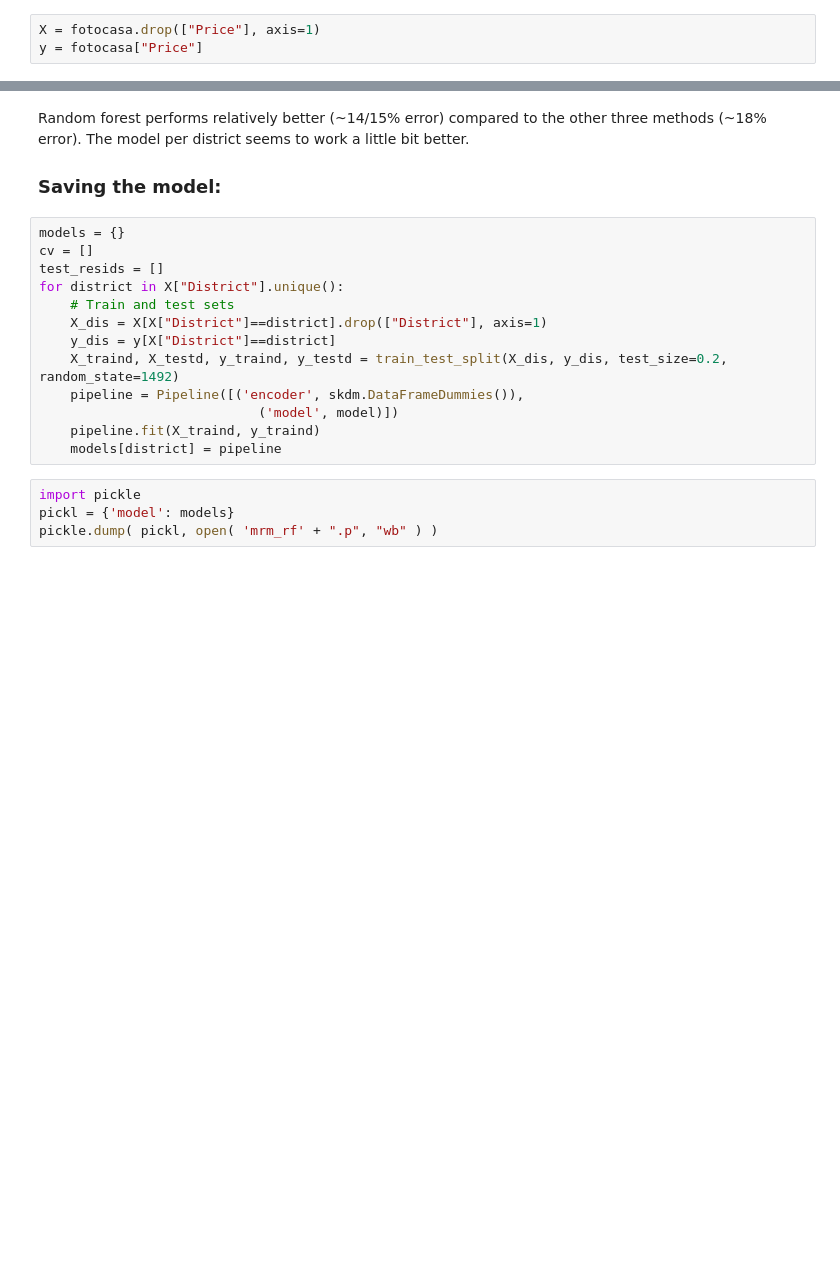
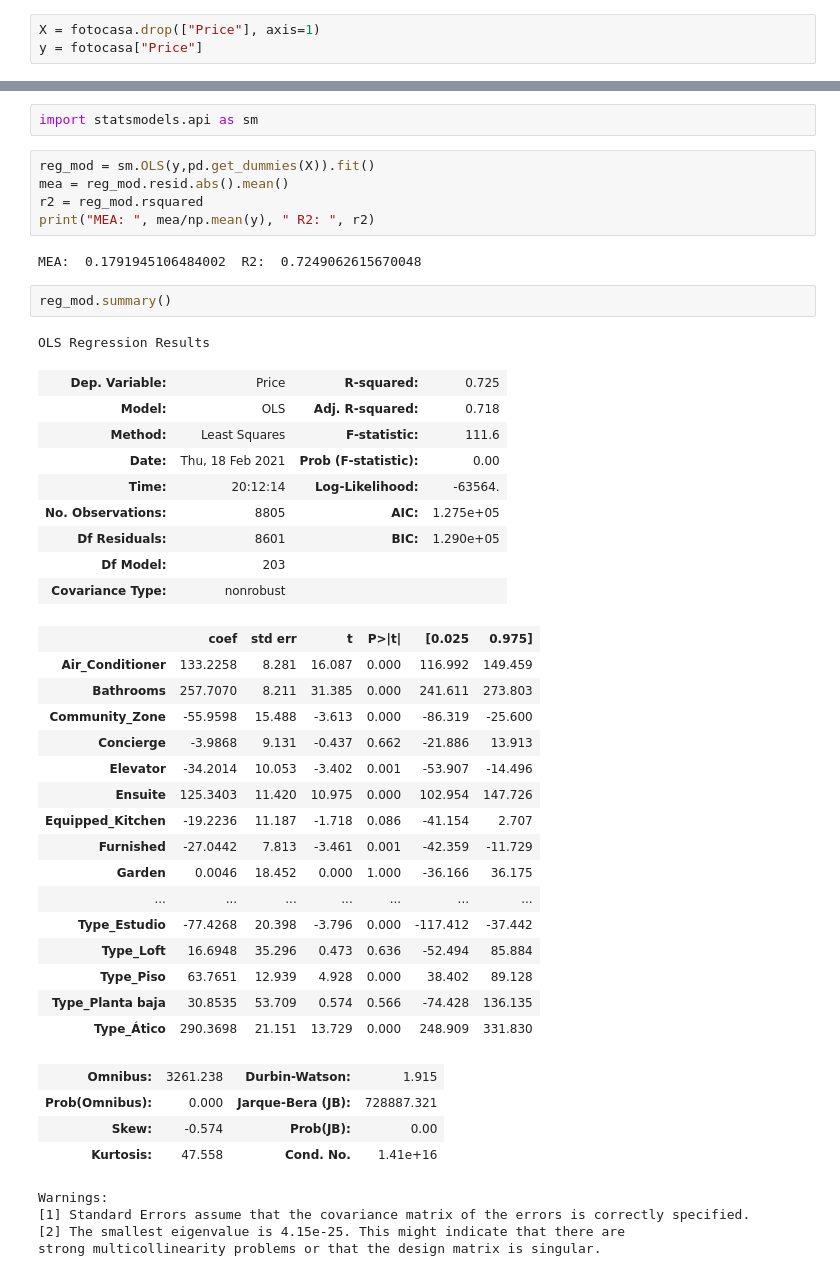
Before and after one commit to jorgerodpen/MadridRentalMarket, a Jupyter notebook: ModelBuilding.ipynb, the cells around one changed output, grey strips where cells are left out. Saved outputs shown, nothing was run; the diff lists cells and outputs as text; blank space fills up the shorter version.

```diff
--- a/ModelBuilding.ipynb
+++ b/ModelBuilding.ipynb
@@ -77,21 +18,46 @@ Relative error:  [-0.49555216  0.3075642 ] ( 0.1426323768943182 )
-# %% [markdown]
-Random forest performs relatively better (\~14/15% error) compared to the other three methods (\~18% error). The model per district seems to work a little bit better.
-
-### Saving the model:
-# %%
-models = {}
-cv = []
-test_resids = []
-for district in X["District"].unique():
-    # Train and test sets
-    X_dis = X[X["District"]==district].drop(["District"], axis=1)
-    y_dis = y[X["District"]==district]
-    X_traind, X_testd, y_traind, y_testd = train_test_split(X_dis, y_dis, test_size=0.2, random_state=1492)
-    pipeline = Pipeline([('encoder', skdm.DataFrameDummies()),
-                            ('model', model)])
-    pipeline.fit(X_traind, y_traind)
-    models[district] = pipeline
-# %%
-import pickle
-pickl = {'model': models}
-pickle.dump( pickl, open( 'mrm_rf' + ".p", "wb" ) )
+# %%
+import statsmodels.api as sm
+# %%
+reg_mod = sm.OLS(y,pd.get_dummies(X)).fit()
+mea = reg_mod.resid.abs().mean()
+r2 = reg_mod.rsquared
+print("MEA: ", mea/np.mean(y), " R2: ", r2)
+# %% [output]
+MEA:  0.1791945106484002  R2:  0.7249062615670048
+# %%
+reg_mod.summary()
+# %% [output]
+OLS Regression Results
+| Dep. Variable: | Price | R-squared: | 0.725 |
+| Model: | OLS | Adj. R-squared: | 0.718 |
+| Method: | Least Squares | F-statistic: | 111.6 |
+| Date: | Thu, 18 Feb 2021 | Prob (F-statistic): | 0.00 |
+| Time: | 20:12:14 | Log-Likelihood: | -63564. |
+| No. Observations: | 8805 | AIC: | 1.275e+05 |
+| Df Residuals: | 8601 | BIC: | 1.290e+05 |
+| Df Model: | 203 |  |  |
+| Covariance Type: | nonrobust |  |  |
+|  | coef | std err | t | P>|t| | [0.025 | 0.975] |
+| Air_Conditioner | 133.2258 | 8.281 | 16.087 | 0.000 | 116.992 | 149.459 |
+| Bathrooms | 257.7070 | 8.211 | 31.385 | 0.000 | 241.611 | 273.803 |
+| Community_Zone | -55.9598 | 15.488 | -3.613 | 0.000 | -86.319 | -25.600 |
+| Concierge | -3.9868 | 9.131 | -0.437 | 0.662 | -21.886 | 13.913 |
+| Elevator | -34.2014 | 10.053 | -3.402 | 0.001 | -53.907 | -14.496 |
+| Ensuite | 125.3403 | 11.420 | 10.975 | 0.000 | 102.954 | 147.726 |
+| Equipped_Kitchen | -19.2236 | 11.187 | -1.718 | 0.086 | -41.154 | 2.707 |
+| Furnished | -27.0442 | 7.813 | -3.461 | 0.001 | -42.359 | -11.729 |
+| Garden | 0.0046 | 18.452 | 0.000 | 1.000 | -36.166 | 36.175 |
+| ... | ... | ... | ... | ... | ... | ... |
+| Type_Estudio | -77.4268 | 20.398 | -3.796 | 0.000 | -117.412 | -37.442 |
+| Type_Loft | 16.6948 | 35.296 | 0.473 | 0.636 | -52.494 | 85.884 |
+| Type_Piso | 63.7651 | 12.939 | 4.928 | 0.000 | 38.402 | 89.128 |
+| Type_Planta baja | 30.8535 | 53.709 | 0.574 | 0.566 | -74.428 | 136.135 |
+| Type_Ático | 290.3698 | 21.151 | 13.729 | 0.000 | 248.909 | 331.830 |
+| Omnibus: | 3261.238 | Durbin-Watson: | 1.915 |
+| Prob(Omnibus): | 0.000 | Jarque-Bera (JB): | 728887.321 |
+| Skew: | -0.574 | Prob(JB): | 0.00 |
+| Kurtosis: | 47.558 | Cond. No. | 1.41e+16 |
+Warnings:
+[1] Standard Errors assume that the covariance matrix of the errors is correctly specified.
+[2] The smallest eigenvalue is 4.15e-25. This might indicate that there are
+strong multicollinearity problems or that the design matrix is singular.
```
Also changed, not shown: parts of 46 cells of this notebook.
